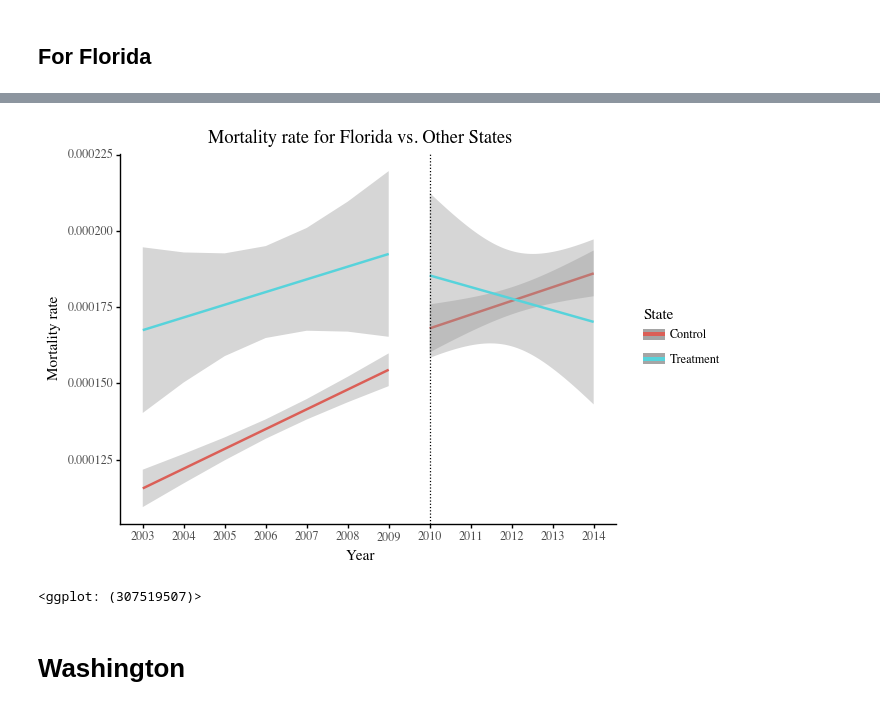
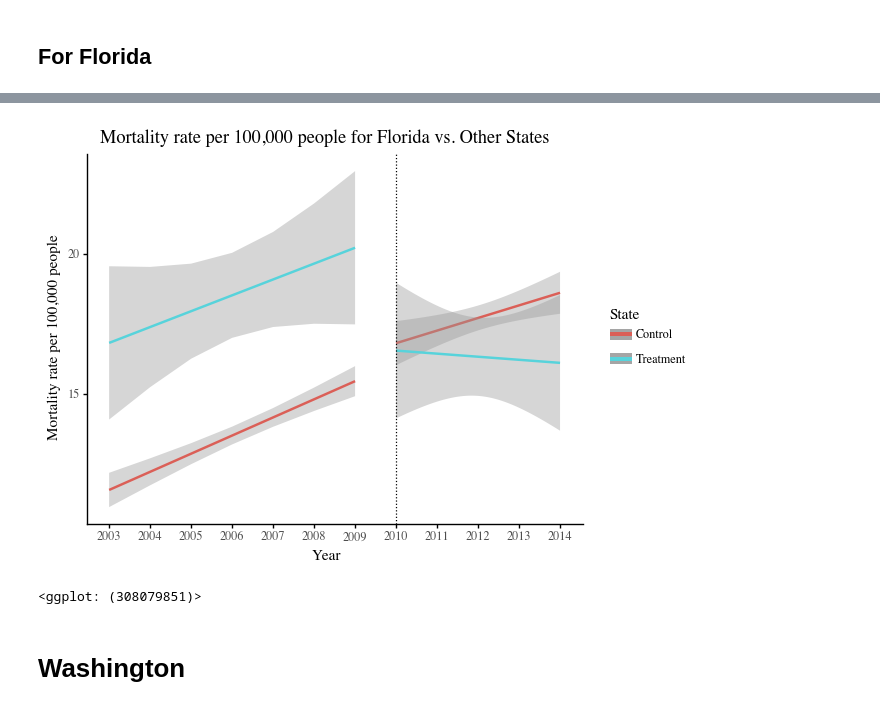
Before and after one commit to clarissaache/opioid-control-regulation-analysis, a Jupyter notebook: 20_intermediate_files/diff_deaths.ipynb, the cells around one changed output, grey strips where cells are left out. Drawn from its saved outputs; the diff is of its cells as text; code cells hidden in the pictures.

```diff
--- a/20_intermediate_files/diff_deaths.ipynb
+++ b/20_intermediate_files/diff_deaths.ipynb
@@ -4,4 +4,4 @@
 import pandas as pd
 import numpy as np
 Deaths = pd.read_csv('deaths-pop-merge.csv')
-Deaths
+Deaths['Mortality_rate_per100000']=Deaths['death_prop']*100000
@@ -59,7 +45,7 @@ def diffIndiff(prepolicy_contr,postpolicy_contr,prepolicy_treatment,postpolicy_t
     )
     + geom_vline(xintercept=policyyear, linetype="dotted")
     + xlab("Year")
-    + ylab("Mortality rate")
+    + ylab("Mortality rate per 100,000 people")
     + theme_classic(base_family="Times")
     + scale_x_continuous(breaks=[2003,2004,2005,2006, 2007,2008, 2009,2010,2011 ,2012,2013,2014], limits=[2003, 2014])
     )
@@ -67,10 +99,10 @@ def diffIndiff(prepolicy_contr,postpolicy_contr,prepolicy_treatment,postpolicy_t
 # %%
-m=diffIndiff(pre_contr,post_contr,pre_FL,post_FL,'Year','death_prop',2010)+ labs(title="Mortality rate for Florida vs. Other States", color="State")
-ggsave(plot=m,filename='Mortality-rate-FL.png')
+m=diffIndiff(pre_contr,post_contr,pre_FL,post_FL,'Year','Mortality_rate_per100000',2010)+ labs(title="Mortality rate per 100,000 people for Florida vs. Other States ", color="State")
+#ggsave(plot=m,filename='Diff-Diff-Mortality-rate-FL.png')
 m
 # %% [output]
-[figure, old version]
+[figure, new version]
-<ggplot: (307519507)>
+<ggplot: (308079851)>
 # %% [markdown]
 # Washington
 # %%
```
Also changed, not shown: parts of 7 cells of this notebook, 16 other files.
